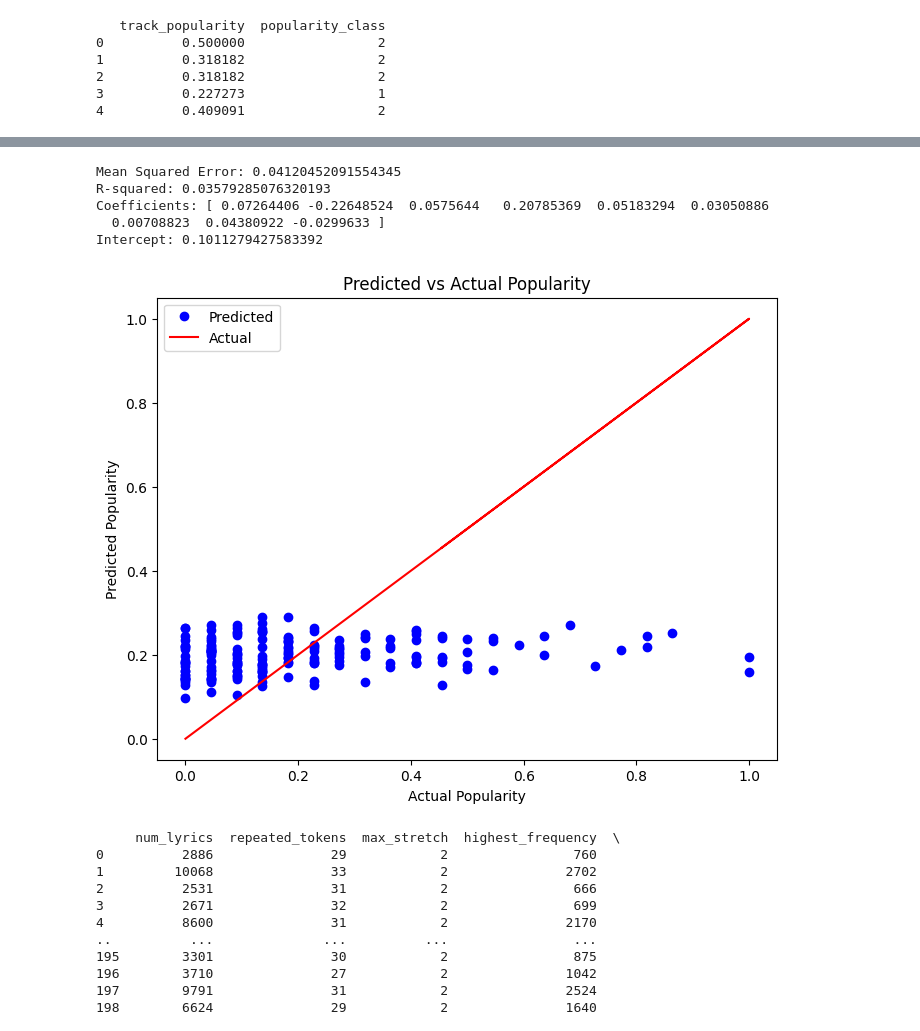
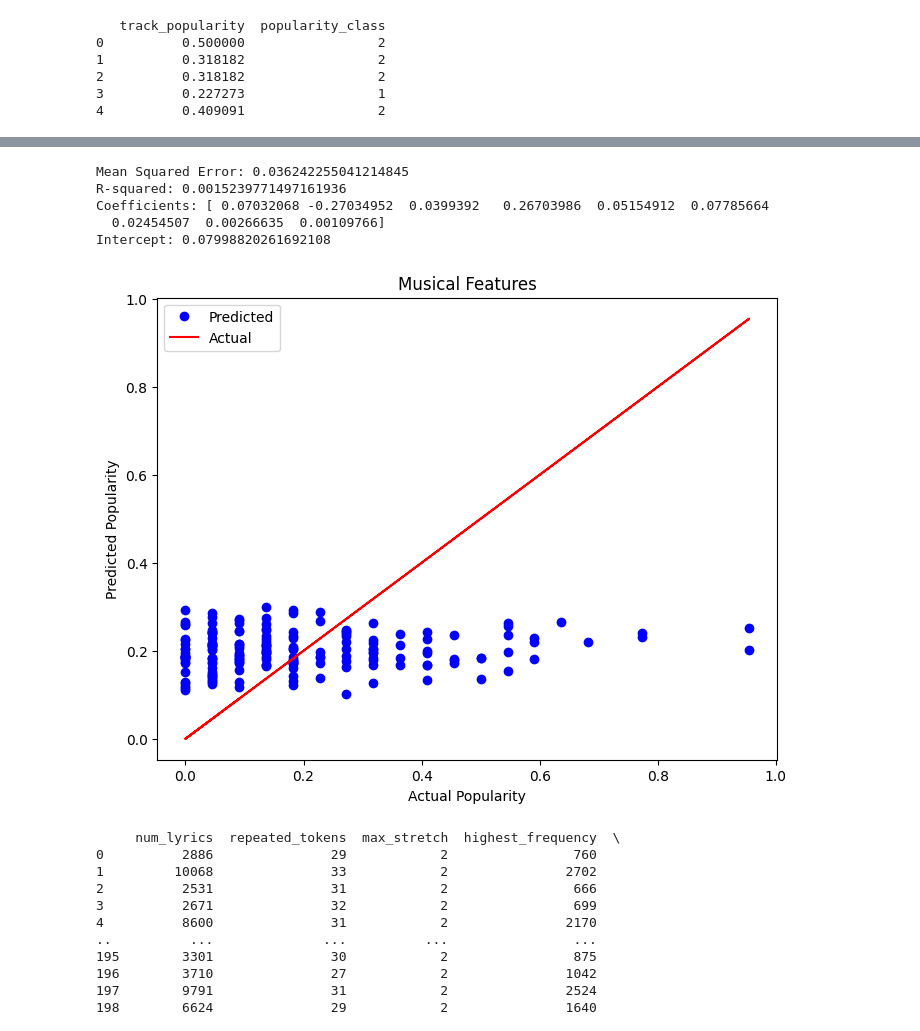
Before and after one commit to coleZeh/Owen-Cole_COSC410-FinalProject, a Jupyter notebook: finalProject.ipynb, the cells around one changed output, grey strips where cells are left out. Cells and saved outputs as stored; diff of their text form; code cells hidden in the pictures.

```diff
--- a/finalProject.ipynb
+++ b/finalProject.ipynb
@@ -62,11 +62,11 @@ print(df[['track_popularity', 'popularity_class']].head())
 3          0.227273                 1
 4          0.409091                 2
 # %%
-X = df[['danceability','energy','key', 'loudness', 'tempo', 'speechiness', 'acousticness','liveness','valence',]]
+X = df[['danceability','energy','key', 'loudness', 'tempo', 'speechiness', 'acousticness','liveness','valence']]
 y = df['popularity_class']
 
 
-X_train, X_test, y_train, y_test = train_test_split(X, y, test_size=0.2, random_state=42)
+X_train, X_test, y_train, y_test = train_test_split(X, y, test_size=0.2, random_state=1)
 
 
 
@@ -92,6 +92,6 @@ import matplotlib.pyplot as plt
 cm = confusion_matrix(y_test, y_pred)
 disp = ConfusionMatrixDisplay(confusion_matrix=cm)
 disp.plot(cmap='Blues')
-plt.title("Confusion Matrix")
+plt.title("Musical Features")
 plt.show()
 # %% [output]
@@ -111,42 +111,42 @@ weighted avg       0.41      0.43      0.32       180
 from sklearn.linear_model import LinearRegression
 from sklearn.metrics import mean_squared_error, r2_score
 
 y = df['track_popularity']
 
-# split the data into training and testing sets (80% training, 20% testing)
-X_train, X_test, y_train, y_test = train_test_split(X, y, test_size=0.2, random_state=42)
+# split the data into training and testing sets 80:20
+X_train, X_test, y_train, y_test = train_test_split(X, y, test_size=0.2, random_state=1)
 
 model = LinearRegression()
 
 model.fit(X_train, y_train)
 
 y_pred = model.predict(X_test)
 
 
 mse = mean_squared_error(y_test, y_pred)
 r2 = r2_score(y_test, y_pred)
 
 print(f'Mean Squared Error: {mse}')
 print(f'R-squared: {r2}')
 
 print(f'Coefficients: {model.coef_}')
 print(f'Intercept: {model.intercept_}')
 
 plt.figure(figsize=(8,6))
 plt.plot(y_test, y_pred, 'bo', label='Predicted')
 plt.plot(y_test, y_test, 'r-', label='Actual')
-plt.title('Predicted vs Actual Popularity')
+plt.title('Musical Features')
 plt.xlabel('Actual Popularity')
 plt.ylabel('Predicted Popularity')
 plt.legend()
 plt.show()
 # %% [output]
-Mean Squared Error: 0.04120452091554345
-R-squared: 0.03579285076320193
-Coefficients: [ 0.07264406 -0.22648524  0.0575644   0.20785369  0.05183294  0.03050886
-  0.00708823  0.04380922 -0.0299633 ]
-Intercept: 0.1011279427583392
+Mean Squared Error: 0.036242255041214845
+R-squared: 0.0015239771497161936
+Coefficients: [ 0.07032068 -0.27034952  0.0399392   0.26703986  0.05154912  0.07785664
+  0.02454507  0.00266635  0.00109766]
+Intercept: 0.07998820261692108
-[figure, old version]
+[figure, new version]
 # %%
 from collections import Counter
 import numpy as np
```
Also changed, not shown: parts of 6 cells of this notebook.
